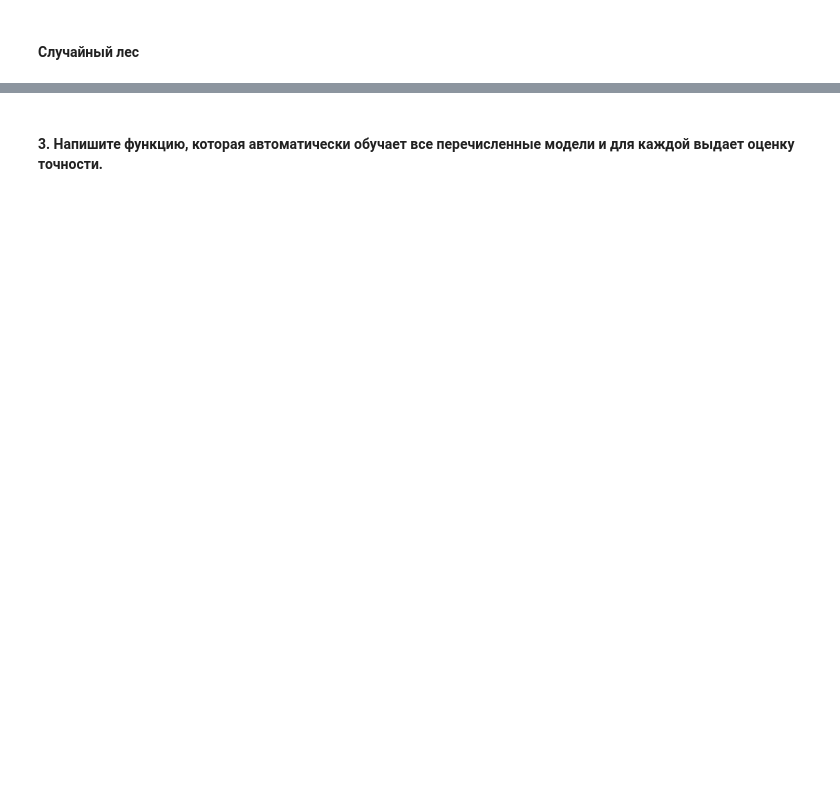
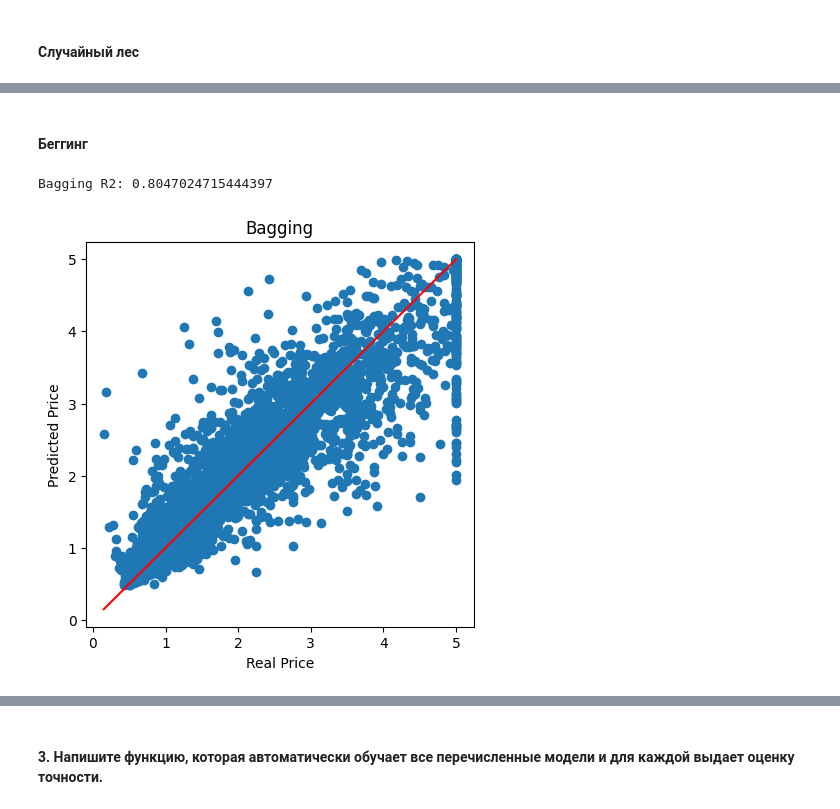
Before and after one commit to VaDKustiK/misis_ml_course_6sem, a Jupyter notebook: ML1.3 real regression/1.3ml.ipynb, the cells around one changed output, grey strips where cells are left out. Drawn from its saved outputs; the diff is of its cells as text; code cells hidden in the pictures; blank space fills up the shorter version.

```diff
--- a/ML1.3 real regression/1.3ml.ipynb
+++ b/ML1.3 real regression/1.3ml.ipynb
@@ -265,0 +292,10 @@ evaluate_model(rf, X_train, X_test, y_train, y_test, "Random Forest")
+# %% [markdown]
+#### Беггинг
+# %%
+from sklearn.ensemble import BaggingRegressor
+
+bagging = BaggingRegressor(n_estimators=100, random_state=42)
+evaluate_model(bagging, X_train, X_test, y_train, y_test, "Bagging")
+# %% [output]
+Bagging R2: 0.8047024715444397
+[figure, added]
```
Also changed, not shown: parts of 12 cells of this notebook.
